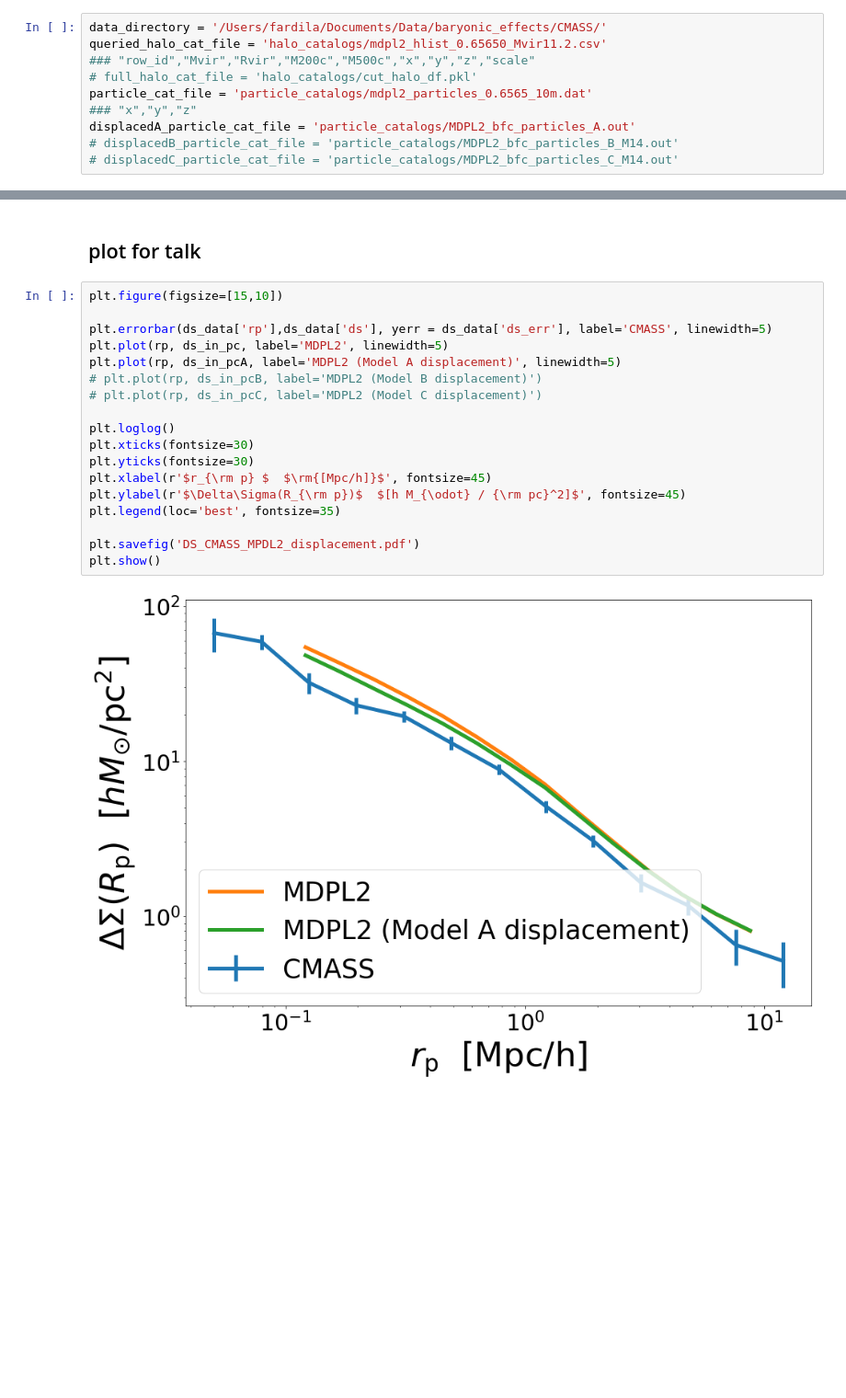
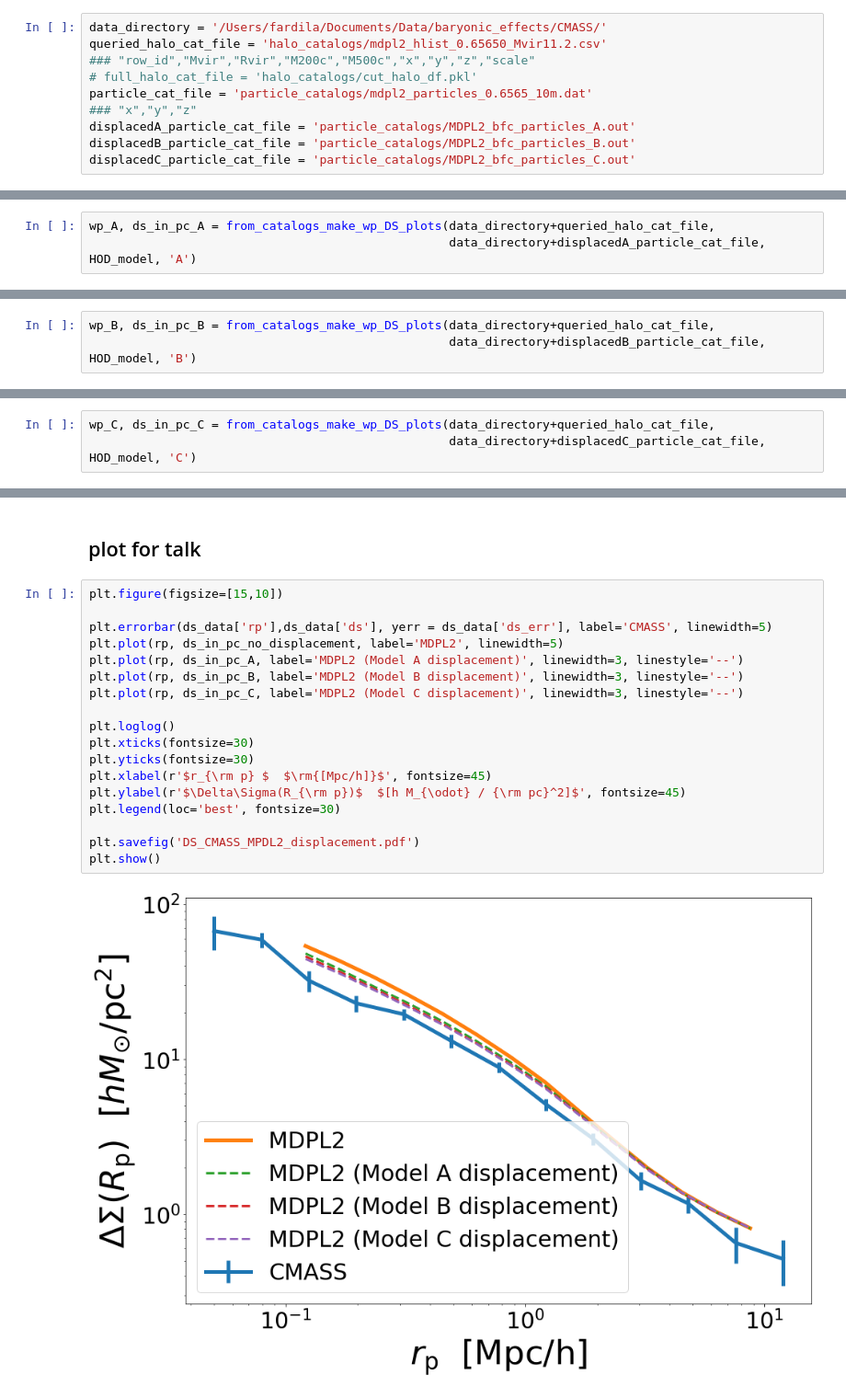
Before and after one commit to f-ardila/baryonic_effects, a Jupyter notebook: CMASS/CMASS_MDPL_displacement_wp_DS.ipynb, the cells around one changed output, grey strips where cells are left out. Shown: that part at 92% size. Saved outputs shown, nothing was run; the diff lists cells and outputs as text; blank space fills up the shorter version.

Commit message:
added displacement models A,B,C to plot

```diff
--- a/CMASS/CMASS_MDPL_displacement_wp_DS.ipynb
+++ b/CMASS/CMASS_MDPL_displacement_wp_DS.ipynb
@@ -59,8 +59,8 @@ queried_halo_cat_file = 'halo_catalogs/mdpl2_hlist_0.65650_Mvir11.2.csv'
 particle_cat_file = 'particle_catalogs/mdpl2_particles_0.6565_10m.dat'
 ### "x","y","z"
 displacedA_particle_cat_file = 'particle_catalogs/MDPL2_bfc_particles_A.out'
-# displacedB_particle_cat_file = 'particle_catalogs/MDPL2_bfc_particles_B_M14.out'
-# displacedC_particle_cat_file = 'particle_catalogs/MDPL2_bfc_particles_C_M14.out'
+displacedB_particle_cat_file = 'particle_catalogs/MDPL2_bfc_particles_B.out'
+displacedC_particle_cat_file = 'particle_catalogs/MDPL2_bfc_particles_C.out'
 # %%
 redshift = (1./0.65650)-1. #z=0.523
 Lbox = 1000. #Mpc/h
@@ -278,3 +278,6 @@ wp
 [figure]
 DELTA SIGMA
 [figure]
+# %%
+wp_A, ds_in_pc_A = from_catalogs_make_wp_DS_plots(data_directory+queried_halo_cat_file,
+                                                  data_directory+displacedA_particle_cat_file, HOD_model, 'A')
@@ -280,0 +292,3 @@ DELTA SIGMA
+# %%
+wp_B, ds_in_pc_B = from_catalogs_make_wp_DS_plots(data_directory+queried_halo_cat_file,
+                                                  data_directory+displacedB_particle_cat_file, HOD_model, 'B')
@@ -280,0 +303,3 @@ DELTA SIGMA
+# %%
+wp_C, ds_in_pc_C = from_catalogs_make_wp_DS_plots(data_directory+queried_halo_cat_file,
+                                                  data_directory+displacedC_particle_cat_file, HOD_model, 'C')
@@ -283,20 +316,20 @@ DELTA SIGMA
 # %%
 plt.figure(figsize=[15,10])
 
 plt.errorbar(ds_data['rp'],ds_data['ds'], yerr = ds_data['ds_err'], label='CMASS', linewidth=5)
-plt.plot(rp, ds_in_pc, label='MDPL2', linewidth=5)
-plt.plot(rp, ds_in_pcA, label='MDPL2 (Model A displacement)', linewidth=5)
-# plt.plot(rp, ds_in_pcB, label='MDPL2 (Model B displacement)')
-# plt.plot(rp, ds_in_pcC, label='MDPL2 (Model C displacement)')
+plt.plot(rp, ds_in_pc_no_displacement, label='MDPL2', linewidth=5)
+plt.plot(rp, ds_in_pc_A, label='MDPL2 (Model A displacement)', linewidth=3, linestyle='--')
+plt.plot(rp, ds_in_pc_B, label='MDPL2 (Model B displacement)', linewidth=3, linestyle='--')
+plt.plot(rp, ds_in_pc_C, label='MDPL2 (Model C displacement)', linewidth=3, linestyle='--')
 
 plt.loglog()
 plt.xticks(fontsize=30)
 plt.yticks(fontsize=30)
 plt.xlabel(r'$r_{\rm p} $  $\rm{[Mpc/h]}$', fontsize=45)
 plt.ylabel(r'$\Delta\Sigma(R_{\rm p})$  $[h M_{\odot} / {\rm pc}^2]$', fontsize=45)
-plt.legend(loc='best', fontsize=35)
+plt.legend(loc='best', fontsize=30)
 
 plt.savefig('DS_CMASS_MPDL2_displacement.pdf')
 plt.show()
 # %% [output]
-[figure, old version]
+[figure, new version]
```
Also changed, not shown: parts of 3 cells of this notebook, 1 other file.
